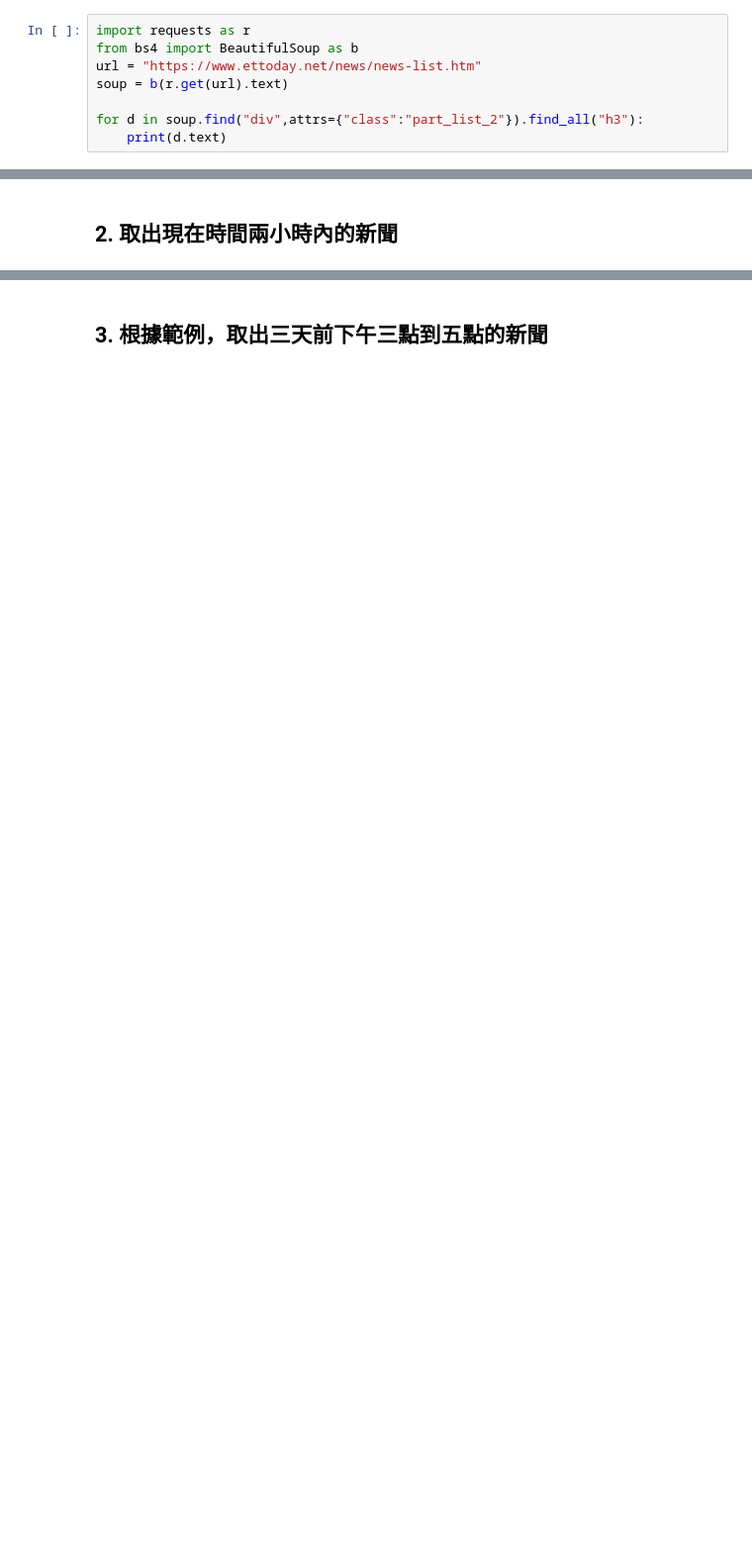
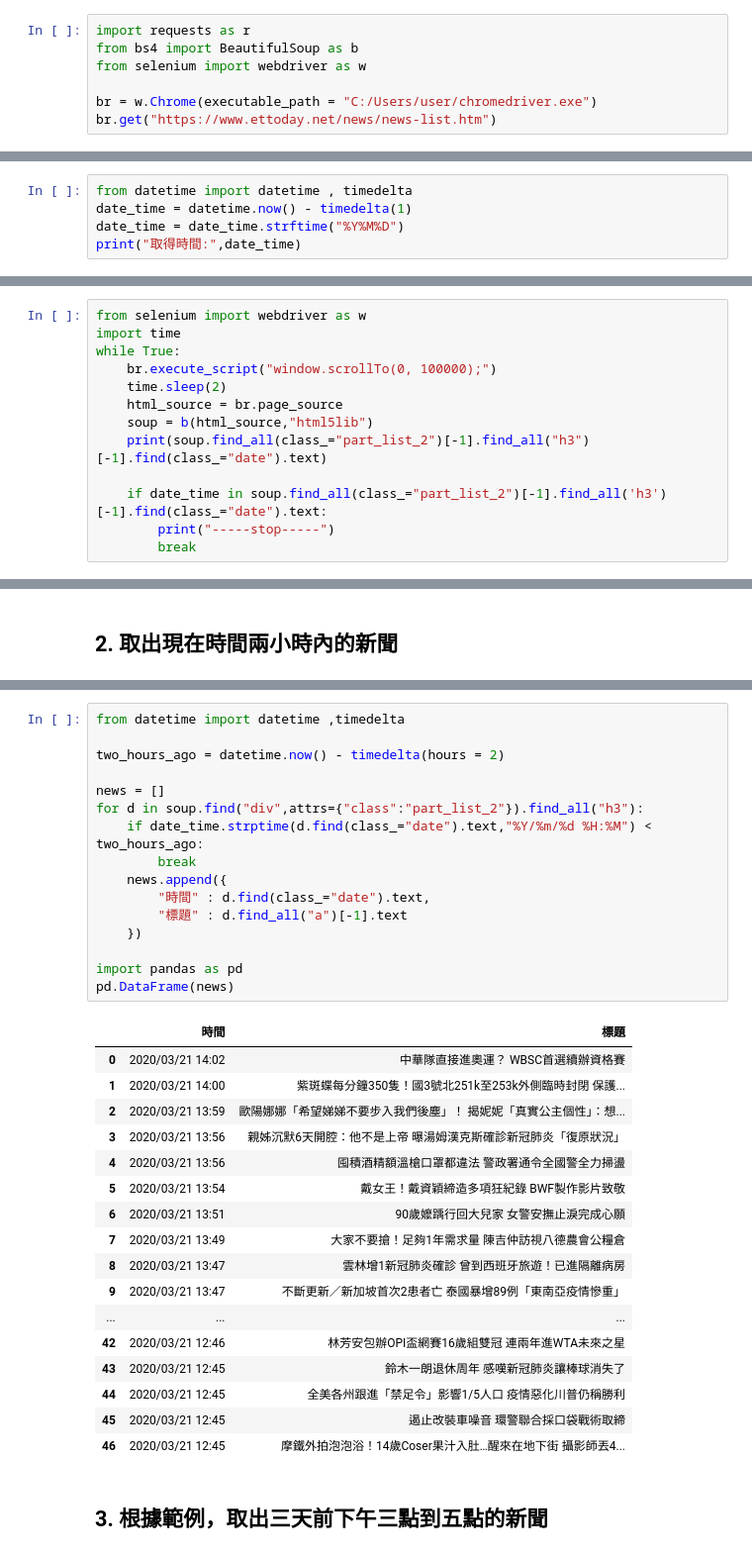
Before and after one commit to terminal201467/2nd-PyCrawlerMarathon, a Jupyter notebook: Day021_HW.ipynb, the cells around one changed output, grey strips where cells are left out. Shown: that part at 99% size. Cells and saved outputs as stored; diff of their text form; blank space fills up the shorter version.

```diff
--- a/Day021_HW.ipynb
+++ b/Day021_HW.ipynb
@@ -16,8 +16,7 @@
 # %%
 import requests as r
 from bs4 import BeautifulSoup as b
-url = "https://www.ettoday.net/news/news-list.htm"
-soup = b(r.get(url).text)
+from selenium import webdriver as w
 
-for d in soup.find("div",attrs={"class":"part_list_2"}).find_all("h3"):
-    print(d.text)
+br = w.Chrome(executable_path = "C:/Users/user/chromedriver.exe")
+br.get("https://www.ettoday.net/news/news-list.htm")
@@ -41,0 +23,5 @@ for d in soup.find("div",attrs={"class":"part_list_2"}).find_all("h3"):
+# %%
+from datetime import datetime , timedelta
+date_time = datetime.now() - timedelta(1)
+date_time = date_time.strftime("%Y%M%D")
+print("取得時間:",date_time)
@@ -41,0 +30,13 @@ for d in soup.find("div",attrs={"class":"part_list_2"}).find_all("h3"):
+# %%
+from selenium import webdriver as w
+import time
+while True:
+    br.execute_script("window.scrollTo(0, 100000);")
+    time.sleep(2)
+    html_source = br.page_source
+    soup = b(html_source,"html5lib")
+    print(soup.find_all(class_="part_list_2")[-1].find_all("h3")[-1].find(class_="date").text)
+
+    if date_time in soup.find_all(class_="part_list_2")[-1].find_all('h3')[-1].find(class_="date").text:
+        print("-----stop-----")
+        break
@@ -50,2 +64,36 @@ br.get("https://www.ettoday.net/news/news-list.htm")
+# %%
+from datetime import datetime ,timedelta
+
+two_hours_ago = datetime.now() - timedelta(hours = 2)
+
+news = []
+for d in soup.find("div",attrs={"class":"part_list_2"}).find_all("h3"):
+    if date_time.strptime(d.find(class_="date").text,"%Y/%m/%d %H:%M") < two_hours_ago:
+        break
+    news.append({
+        "時間" : d.find(class_="date").text,
+        "標題" : d.find_all("a")[-1].text
+    })
+
+import pandas as pd
+pd.DataFrame(news)
+# %% [output]
+|  | 時間 | 標題 |
+| 0 | 2020/03/21 14:02 | 中華隊直接進奧運？ WBSC首選續辦資格賽 |
+| 1 | 2020/03/21 14:00 | 紫斑蝶每分鐘350隻！國3號北251k至253k外側臨時封閉 保護... |
+| 2 | 2020/03/21 13:59 | 歐陽娜娜「希望娣娣不要步入我們後塵」！ 揭妮妮「真實公主個性」：想... |
+| 3 | 2020/03/21 13:56 | 親姊沉默6天開腔：他不是上帝 曝湯姆漢克斯確診新冠肺炎「復原狀況」 |
+| 4 | 2020/03/21 13:56 | 囤積酒精額溫槍口罩都違法 警政署通令全國警全力掃盪 |
+| 5 | 2020/03/21 13:54 | 戴女王！戴資穎締造多項狂紀錄 BWF製作影片致敬 |
+| 6 | 2020/03/21 13:51 | 90歲嬤踽行回大兒家 女警安撫止淚完成心願 |
+| 7 | 2020/03/21 13:49 | 大家不要搶！足夠1年需求量 陳吉仲訪視八德農會公糧倉 |
+| 8 | 2020/03/21 13:47 | 雲林增1新冠肺炎確診 曾到西班牙旅遊！已進隔離病房 |
+| 9 | 2020/03/21 13:47 | 不斷更新／新加坡首次2患者亡 泰國暴增89例「東南亞疫情慘重」 |
+| ... | ... | ... |
+| 42 | 2020/03/21 12:46 | 林芳安包辦OPI盃網賽16歲組雙冠 連兩年進WTA未來之星 |
+| 43 | 2020/03/21 12:45 | 鈴木一朗退休周年 感嘆新冠肺炎讓棒球消失了 |
+| 44 | 2020/03/21 12:45 | 全美各州跟進「禁足令」影響1/5人口 疫情惡化川普仍稱勝利 |
+| 45 | 2020/03/21 12:45 | 遏止改裝車噪音 環警聯合採口袋戰術取締 |
+| 46 | 2020/03/21 12:45 | 摩鐵外拍泡泡浴！14歲Coser果汁入肚…醒來在地下街 攝影師丟4... |
 # %% [markdown]
 ## 3. 根據範例，取出三天前下午三點到五點的新聞
```
Also changed, not shown: parts of 10 cells of this notebook, 1 other file.
